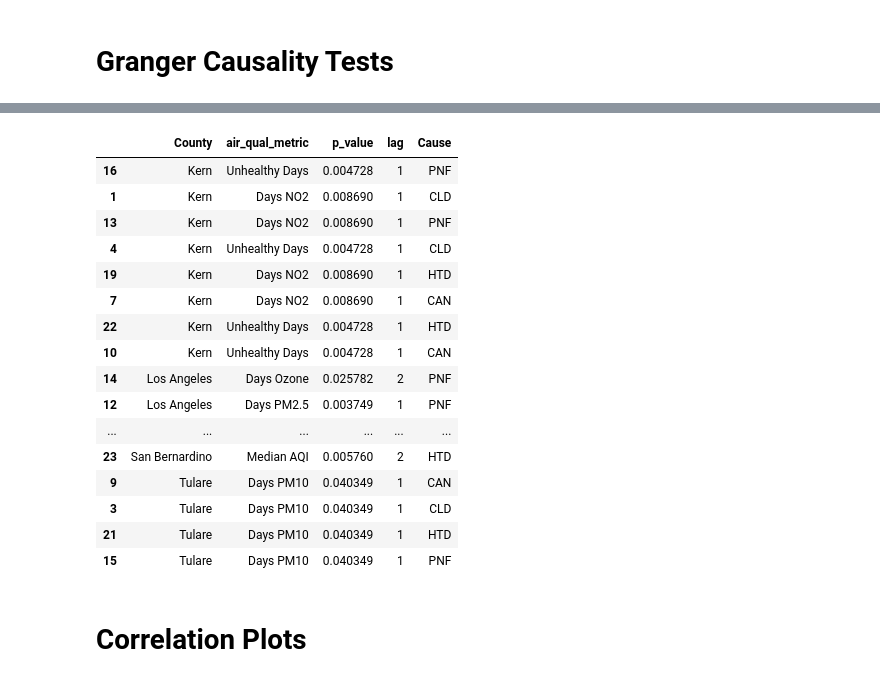
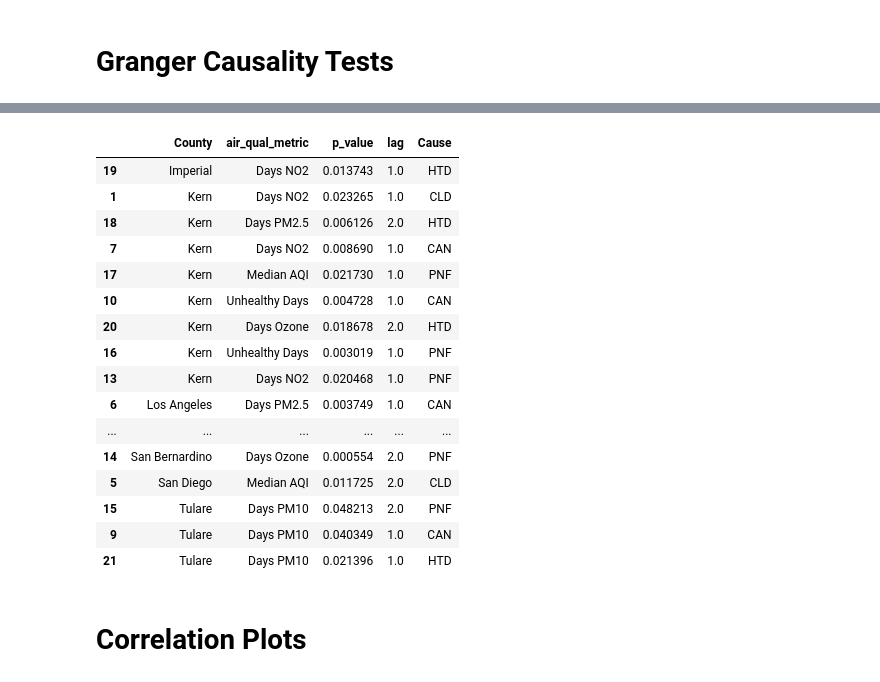
Before and after one commit to ralatorr/project_4, a Jupyter notebook: alexspradling.ipynb, the cells around one changed output, grey strips where cells are left out. Saved outputs shown, nothing was run; the diff lists cells and outputs as text; code cells hidden in the pictures.

```diff
--- a/alexspradling.ipynb
+++ b/alexspradling.ipynb
@@ -12,7 +12,10 @@ import os
 read in EPA air_quality .csv files
 # %%
 # # read in each CSV file in air_quality_data directory and concatenate them into one dataframe
-# air_quality_data = pd.concat([pd.read_csv('air_quality_data/{}'.format(file)) for file in os.listdir('air_quality_data')])
+air_quality_data = pd.concat([pd.read_csv('air_quality_data/{}'.format(file)) for file in os.listdir('air_quality_data')])
+
+# daily air quality data
+air_quality_data_daily = pd.concat([pd.read_csv('daily_air_quality_data/{}'.format(file), low_memory=False) for file in os.listdir('daily_air_quality_data')])
 
 # life expectancy data by CA county
 life_expectancy = pd.read_csv('health_data/Vital_Signs_Life_Expectancy_by_county.csv')
@@ -26,5 +29,9 @@ mortality_2 = pd.read_csv('health_data/99-13_mortality.csv')
 # concatenate the two mortality tables
 mortality = pd.concat([mortality, mortality_2]).sort_values(by='Year').reset_index(drop=True)
 
+# monthly mortality data
+
+mortality_data_monthly = pd.concat([pd.read_csv('monthly_health_data/{}'.format(file)) for file in os.listdir('monthly_health_data')])
+
 # 5 year cancer incidence rates by CA county
 cancer_incidence = pd.read_csv('health_data/incd.csv')
@@ -220,21 +345,24 @@ maxlag = 2 # number of lags to consider
 
 def air_qual_test(df, air_qual_stat):
     for county in counties_worst_air_qual.index:
-        # perform granger causality test
-        result = grangercausalitytests(can.query(f'County == "{county}"')[['Count', air_qual_stat]], maxlag=maxlag, verbose=False)
-        # get lag 1 p values
-        lag1 = np.array([result[1][0][key][1] for key in result[1][0].keys()]).mean()
-        # get lag 2 p values
-        lag2 = np.array([result[2][0][key][1] for key in result[1][0].keys()]).mean()
-        # alpha = 0.05
-        if lag1 < 0.05:
-            print(f'Air Quality metric: ({air_qual_stat}) Granger causes deaths from cancerous diseases in {county} county with p_value of {lag1} and lag of 1')
-            return county, air_qual_stat, lag1, 1, df['Cause'].unique()[0]
-        elif lag2 < 0.05:
-            print(f'Air Quality metric: ({air_qual_stat}) Granger causes deaths from cancerous diseases in {county} county with p_value of {lag2} and lag of 2')
-            return county, air_qual_stat, lag2, 2, df['Cause'].unique()[0]
-        else:
-            pass
+        try:
+            # perform granger causality test
+            result = grangercausalitytests(df.query(f'County == "{county}"')[['Count', air_qual_stat]], maxlag=maxlag, verbose=False)
+            # get lag 1 p values
+            lag1 = np.array([result[1][0][key][1] for key in result[1][0].keys()]).mean()
+            # get lag 2 p values
+            lag2 = np.array([result[2][0][key][1] for key in result[1][0].keys()]).mean()
+            # alpha = 0.05
+            if lag1 < 0.05:
+                print(f'Air Quality metric: ({air_qual_stat}) Granger causes deaths from cancerous diseases in {county} county with p_value of {lag1} and lag of 1')
+                return county, air_qual_stat, lag1, 1, df['Cause'].unique()[0]
+            elif lag2 < 0.05:
+                print(f'Air Quality metric: ({air_qual_stat}) Granger causes deaths from cancerous diseases in {county} county with p_value of {lag2} and lag of 2')
+                return county, air_qual_stat, lag2, 2, df['Cause'].unique()[0]
+            else:
+                pass
+        except:
+            print('Air quality metric not in dataset.')
 
 counties = []
 # test for each air quality stat
@@ -248,5 +376,6 @@ granger_df = pd.DataFrame(counties, columns=['County','air_qual_metric','p_value
 
 granger_df.sort_values(by='County', ascending=True, inplace=True)
 
+granger_df.dropna(inplace=True)
 granger_df
 # %% [output]
@@ -270,20 +399,20 @@ Air Quality metric: (Median AQI) Granger causes deaths from cancerous diseases i
 |  | County | air_qual_metric | p_value | lag | Cause |
-| 16 | Kern | Unhealthy Days | 0.004728 | 1 | PNF |
-| 1 | Kern | Days NO2 | 0.008690 | 1 | CLD |
-| 13 | Kern | Days NO2 | 0.008690 | 1 | PNF |
-| 4 | Kern | Unhealthy Days | 0.004728 | 1 | CLD |
-| 19 | Kern | Days NO2 | 0.008690 | 1 | HTD |
-| 7 | Kern | Days NO2 | 0.008690 | 1 | CAN |
-| 22 | Kern | Unhealthy Days | 0.004728 | 1 | HTD |
-| 10 | Kern | Unhealthy Days | 0.004728 | 1 | CAN |
-| 14 | Los Angeles | Days Ozone | 0.025782 | 2 | PNF |
-| 12 | Los Angeles | Days PM2.5 | 0.003749 | 1 | PNF |
+| 19 | Imperial | Days NO2 | 0.013743 | 1.0 | HTD |
+| 1 | Kern | Days NO2 | 0.023265 | 1.0 | CLD |
+| 18 | Kern | Days PM2.5 | 0.006126 | 2.0 | HTD |
+| 7 | Kern | Days NO2 | 0.008690 | 1.0 | CAN |
+| 17 | Kern | Median AQI | 0.021730 | 1.0 | PNF |
+| 10 | Kern | Unhealthy Days | 0.004728 | 1.0 | CAN |
+| 20 | Kern | Days Ozone | 0.018678 | 2.0 | HTD |
+| 16 | Kern | Unhealthy Days | 0.003019 | 1.0 | PNF |
+| 13 | Kern | Days NO2 | 0.020468 | 1.0 | PNF |
+| 6 | Los Angeles | Days PM2.5 | 0.003749 | 1.0 | CAN |
 | ... | ... | ... | ... | ... | ... |
-| 23 | San Bernardino | Median AQI | 0.005760 | 2 | HTD |
-| 9 | Tulare | Days PM10 | 0.040349 | 1 | CAN |
-| 3 | Tulare | Days PM10 | 0.040349 | 1 | CLD |
-| 21 | Tulare | Days PM10 | 0.040349 | 1 | HTD |
-| 15 | Tulare | Days PM10 | 0.040349 | 1 | PNF |
+| 14 | San Bernardino | Days Ozone | 0.000554 | 2.0 | PNF |
+| 5 | San Diego | Median AQI | 0.011725 | 2.0 | CLD |
+| 15 | Tulare | Days PM10 | 0.048213 | 2.0 | PNF |
+| 9 | Tulare | Days PM10 | 0.040349 | 1.0 | CAN |
+| 21 | Tulare | Days PM10 | 0.021396 | 1.0 | HTD |
 # %% [markdown]
 # Correlation Plots
 # %%
```
Also changed, not shown: parts of 25 cells of this notebook.
